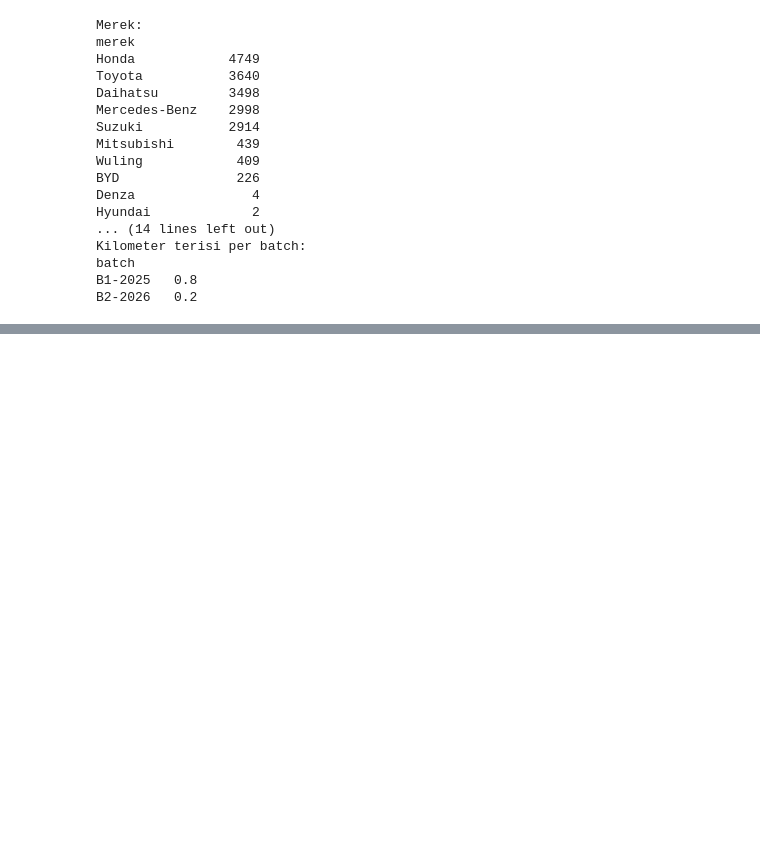
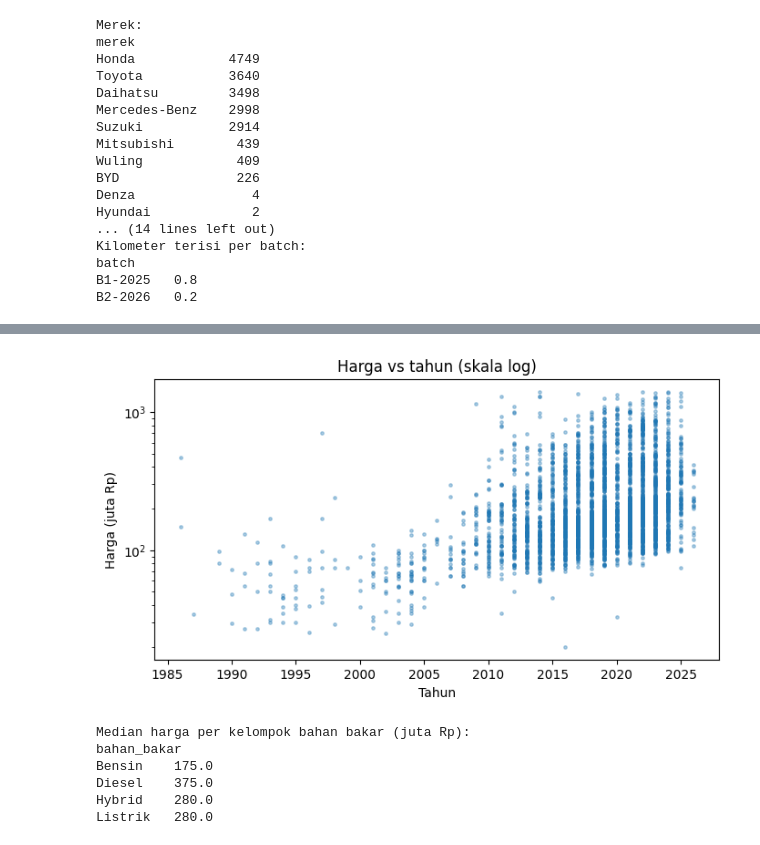
Before and after one commit to jasonalexanderjsnaldr/used-car-price-prediction, a Jupyter notebook: notebook/02.notebooks.ipynb, the cells around one changed output, grey strips where cells are left out. Drawn from its saved outputs; the diff is of its cells as text; code cells hidden in the pictures; blank space fills up the shorter version.

```diff
--- a/notebook/02.notebooks.ipynb
+++ b/notebook/02.notebooks.ipynb
@@ -76,0 +96,20 @@ B2-2026   0.2
+# %%
+sampel = df[df["harga"] < 1.5e9].sample(4000, random_state=0)
+plt.figure(figsize=(8, 4))
+plt.scatter(sampel["tahun"], sampel["harga"] / 1e6, s=6, alpha=0.35)
+plt.yscale("log")
+plt.title("Harga vs tahun (skala log)")
+plt.xlabel("Tahun")
+plt.ylabel("Harga (juta Rp)")
+plt.show()
+
+print("Median harga per kelompok bahan bakar (juta Rp):")
+print((df.groupby("bahan_bakar")["harga"].median() / 1e6).round(0).to_string())
+# %% [output]
+[figure, added]
+Median harga per kelompok bahan bakar (juta Rp):
+bahan_bakar
+Bensin    175.0
+Diesel    375.0
+Hybrid    280.0
+Listrik   280.0
```
Also changed, not shown: parts of 1 cell of this notebook.
